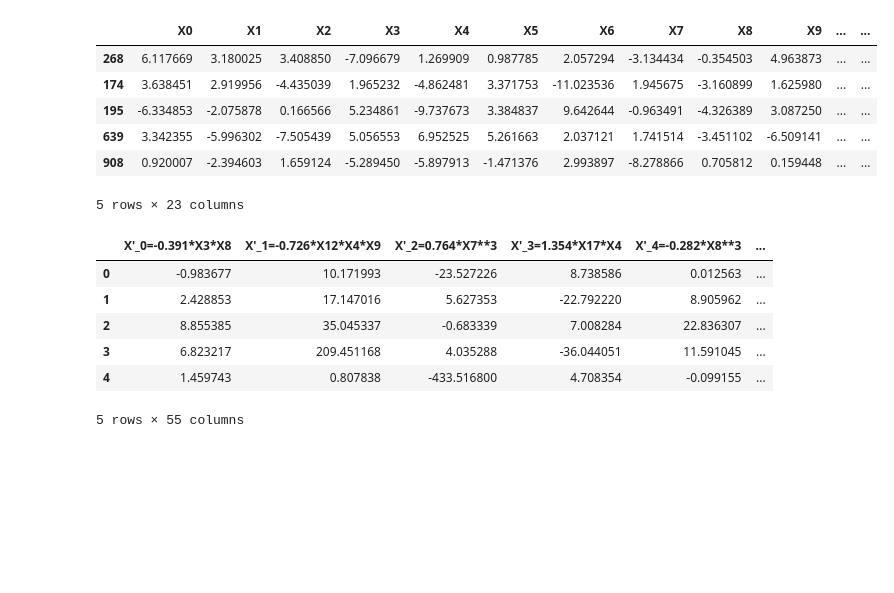
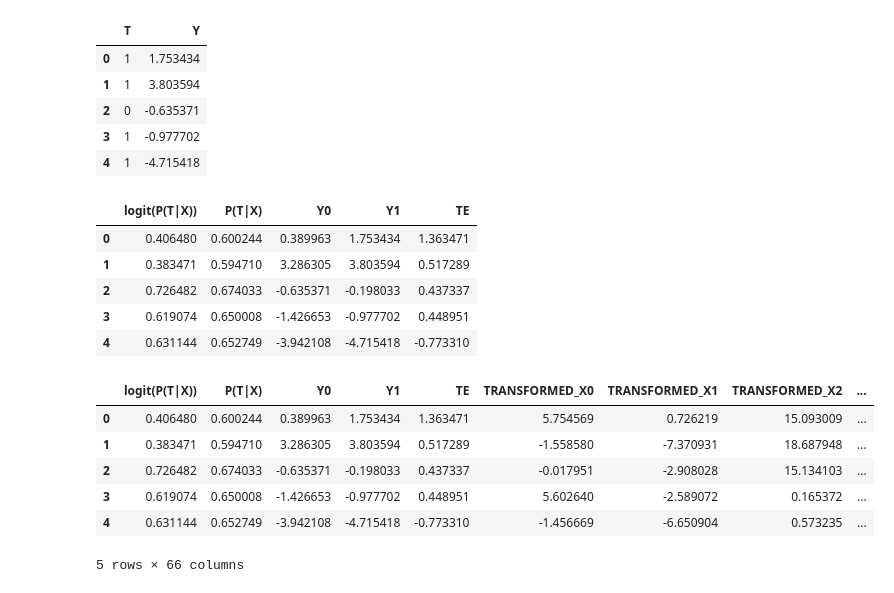
Before and after one commit to JoshBroomberg/Maccabee, a Jupyter notebook: DataGeneration/Data Generation Analysis.ipynb, the cells around one changed output. Drawn from its saved outputs; the diff is of its cells as text; code cells hidden in the pictures; blank space fills up the shorter version.

```diff
--- a/DataGeneration/Data Generation Analysis.ipynb
+++ b/DataGeneration/Data Generation Analysis.ipynb
@@ -23,20 +18,30 @@ observed_data, oracle_data = dgp_wrapper.generate_data()
+# %%
+observed_covariate_data, observed_outcome_data, oracle_covariate_data, oracle_outcome_data = dgp_wrapper.generate_data()
 # %%
-observed_data.head()
+observed_outcome_data.head()
 # %% [output]
-|  | X0 | X1 | X2 | X3 | X4 | X5 | X6 | X7 | X8 | X9 | ... | ... |
-| 268 | 6.117669 | 3.180025 | 3.408850 | -7.096679 | 1.269909 | 0.987785 | 2.057294 | -3.134434 | -0.354503 | 4.963873 | ... | ... |
-| 174 | 3.638451 | 2.919956 | -4.435039 | 1.965232 | -4.862481 | 3.371753 | -11.023536 | 1.945675 | -3.160899 | 1.625980 | ... | ... |
-| 195 | -6.334853 | -2.075878 | 0.166566 | 5.234861 | -9.737673 | 3.384837 | 9.642644 | -0.963491 | -4.326389 | 3.087250 | ... | ... |
-| 639 | 3.342355 | -5.996302 | -7.505439 | 5.056553 | 6.952525 | 5.261663 | 2.037121 | 1.741514 | -3.451102 | -6.509141 | ... | ... |
-| 908 | 0.920007 | -2.394603 | 1.659124 | -5.289450 | -5.897913 | -1.471376 | 2.993897 | -8.278866 | 0.705812 | 0.159448 | ... | ... |
+|  | T | Y |
+| 0 | 1 | 1.753434 |
+| 1 | 1 | 3.803594 |
+| 2 | 0 | -0.635371 |
+| 3 | 1 | -0.977702 |
+| 4 | 1 | -4.715418 |
-5 rows × 23 columns
 # %%
-oracle_data.head()
+oracle_outcome_data.head()
 # %% [output]
-|  | X'_0=-0.391*X3*X8 | X'_1=-0.726*X12*X4*X9 | X'_2=0.764*X7**3 | X'_3=1.354*X17*X4 | X'_4=-0.282*X8**3 | ... |
-| 0 | -0.983677 | 10.171993 | -23.527226 | 8.738586 | 0.012563 | ... |
-| 1 | 2.428853 | 17.147016 | 5.627353 | -22.792220 | 8.905962 | ... |
-| 2 | 8.855385 | 35.045337 | -0.683339 | 7.008284 | 22.836307 | ... |
-| 3 | 6.823217 | 209.451168 | 4.035288 | -36.044051 | 11.591045 | ... |
-| 4 | 1.459743 | 0.807838 | -433.516800 | 4.708354 | -0.099155 | ... |
+|  | logit(P(T|X)) | P(T|X) | Y0 | Y1 | TE |
+| 0 | 0.406480 | 0.600244 | 0.389963 | 1.753434 | 1.363471 |
+| 1 | 0.383471 | 0.594710 | 3.286305 | 3.803594 | 0.517289 |
+| 2 | 0.726482 | 0.674033 | -0.635371 | -0.198033 | 0.437337 |
+| 3 | 0.619074 | 0.650008 | -1.426653 | -0.977702 | 0.448951 |
+| 4 | 0.631144 | 0.652749 | -3.942108 | -4.715418 | -0.773310 |
-5 rows × 55 columns
+# %%
+oracle_outcome_data.join(oracle_covariate_data).head()
+# %% [output]
+|  | logit(P(T|X)) | P(T|X) | Y0 | Y1 | TE | TRANSFORMED_X0 | TRANSFORMED_X1 | TRANSFORMED_X2 | ... |
+| 0 | 0.406480 | 0.600244 | 0.389963 | 1.753434 | 1.363471 | 5.754569 | 0.726219 | 15.093009 | ... |
+| 1 | 0.383471 | 0.594710 | 3.286305 | 3.803594 | 0.517289 | -1.558580 | -7.370931 | 18.687948 | ... |
+| 2 | 0.726482 | 0.674033 | -0.635371 | -0.198033 | 0.437337 | -0.017951 | -2.908028 | 15.134103 | ... |
+| 3 | 0.619074 | 0.650008 | -1.426653 | -0.977702 | 0.448951 | 5.602640 | -2.589072 | 0.165372 | ... |
+| 4 | 0.631144 | 0.652749 | -3.942108 | -4.715418 | -0.773310 | -1.456669 | -6.650904 | 0.573235 | ... |
+5 rows × 66 columns
```
Also changed, not shown: parts of 14 cells of this notebook, 5 other files.
